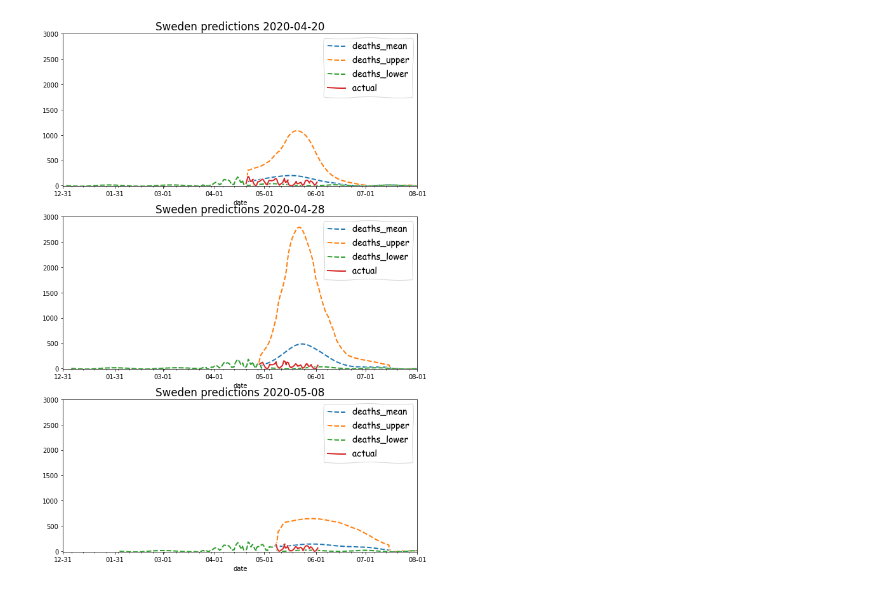
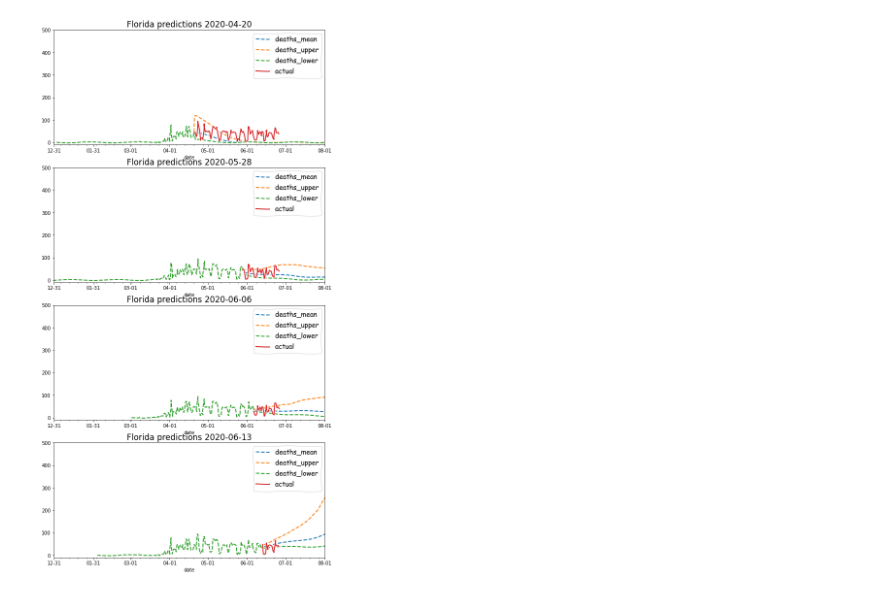
Before and after one commit to mrichard91/ihme_model_notebook, a Jupyter notebook: IHME regression.ipynb, the cells around one changed output. Cells and saved outputs as stored; diff of their text form; code cells hidden in the pictures.

```diff
--- a/IHME regression.ipynb
+++ b/IHME regression.ipynb
@@ -42,7 +43,7 @@ plt.rcParams['figure.figsize'] = (12,5)
 with plt.xkcd():
     logy = False
     pred_date = '2020-04-28'
-    latest_date = '2020-05-28'
+    latest_date = '2020-06-13'
     # predictions from a specific date
     ax = df.loc[
         (df.location_name=='Sweden')&(df.publish_date==pred_date),
@@ -55,8 +56,8 @@ with plt.xkcd():
 
     # now this is actual deaths from 5/25
     df.loc[
-            (df.location_name=='Sweden')&(df.publish_date=='2020-05-25')&(df.deaths_lower==df.deaths_upper)&
-            (df.date>=pd.Timestamp(pred_date))&(df.date<pd.Timestamp(latest_date)),
+            (df.location_name=='Sweden')&(df.publish_date=='2020-06-13')&(df.deaths_lower==df.deaths_upper)&
+            (df.date>=pd.Timestamp(pred_date))&(df.date<=pd.Timestamp(latest_date)),
             ['date', 'deaths_upper']
     ].set_index('date').rename(columns={'deaths_upper': 'actual'}).\
         plot(ax=ax, logy=logy, style=['k'])
@@ -72,0 +118,31 @@ with plt.xkcd():
+# %%
+dates = ['2020-03-31', '2020-04-20', '2020-04-28', '2020-05-28', '2020-06-03', '2020-06-06', '2020-06-24']
+latest_date = '2020-06-27'
+country = 'Florida'
+fig, axs = plt.subplots(len(dates), figsize=(10, len(dates)*5))
+logy = False
+for (pred_date, ax) in zip(dates, axs):
+    with plt.xkcd():
+        # predictions from a specific date
+        df.loc[
+            (df.location_name==country)&(df.publish_date==pred_date),
+            ['date', 'deaths_mean', 'deaths_upper']
+        ].set_index('date').\
+            plot(
+                logy=logy,
+                style=['r--','b:'],
+                ax=ax
+            )
+
+        # now this is actual deaths from pre_date through latest_date
+        df.loc[
+            (df.location_name==country)&(df.publish_date==latest_date)&(df.deaths_lower==df.deaths_upper)&
+            (df.date>=pd.Timestamp(pred_date)-pd.Timedelta(days=7))&(df.date<=pd.Timestamp(latest_date)),
+            ['date', 'deaths_upper']
+        ].set_index('date').rename(columns={'deaths_upper': 'actual'}).rolling(7).mean().fillna(0).\
+            plot(ax=ax, logy=logy, style=['k'])
+        ax.xaxis.set_major_formatter(mdates.DateFormatter('%m-%d'))
+        ax.set_ylim(-10, 300)
+        ax.set_xlim(pd.Timestamp('2020-01-01'), pd.Timestamp('2020-08-01'))
+        #ax.annotate(f"mean sqr error: {mean_sqr_error(df, country, pred_date)}", (10,10))
+        ax.set_title(f'{country} predictions {pred_date} net {net_error(df, country, pred_date, latest_date)}')
@@ -73,32 +151,32 @@ with plt.xkcd():
 # %%
-dates = ['2020-04-20', '2020-04-28', '2020-05-08']
-latest_date = '2020-06-03'
-country = 'Sweden'
+dates = ['2020-04-20', '2020-05-28','2020-06-06', '2020-06-13']
+latest_date = '2020-06-27'
+country = 'Florida'
 fig, axs = plt.subplots(len(dates), figsize=(10, len(dates)*5))
 logy = False
 for (pred_date, ax) in zip(dates, axs):
     with plt.xkcd():
         # predictions from a specific date
         df.loc[
             (df.location_name==country)&(df.publish_date==pred_date),
             ['date', 'deaths_mean', 'deaths_upper', 'deaths_lower']
         ].set_index('date').\
             plot(
                 logy=logy,
                 style=['--','--','--'],
                 ax=ax
             )
 
         # now this is actual deaths from pre_date through latest_date
         df.loc[
             (df.location_name==country)&(df.publish_date==latest_date)&(df.deaths_lower==df.deaths_upper)&
             (df.date>=pd.Timestamp(pred_date))&(df.date<pd.Timestamp(latest_date)),
             ['date', 'deaths_upper']
         ].set_index('date').rename(columns={'deaths_upper': 'actual'}).\
             plot(ax=ax, logy=logy)
         ax.xaxis.set_major_formatter(mdates.DateFormatter('%m-%d'))
-        ax.set_ylim(-10, 3000)
+        ax.set_ylim(-10, 500)
         ax.set_xlim(pd.Timestamp('2020-01-01'), pd.Timestamp('2020-08-01'))
         ax.set_title(f'{country} predictions {pred_date}')
 # %% [output]
-[figure, old version]
+[figure, new version]
```
Also changed, not shown: parts of 10 cells of this notebook, 6 other files.
